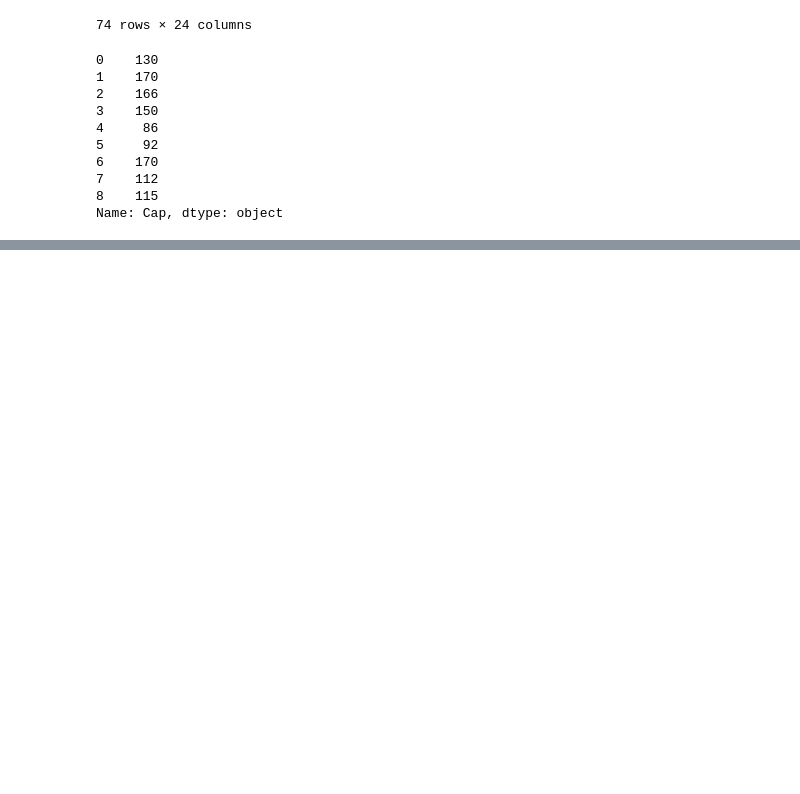
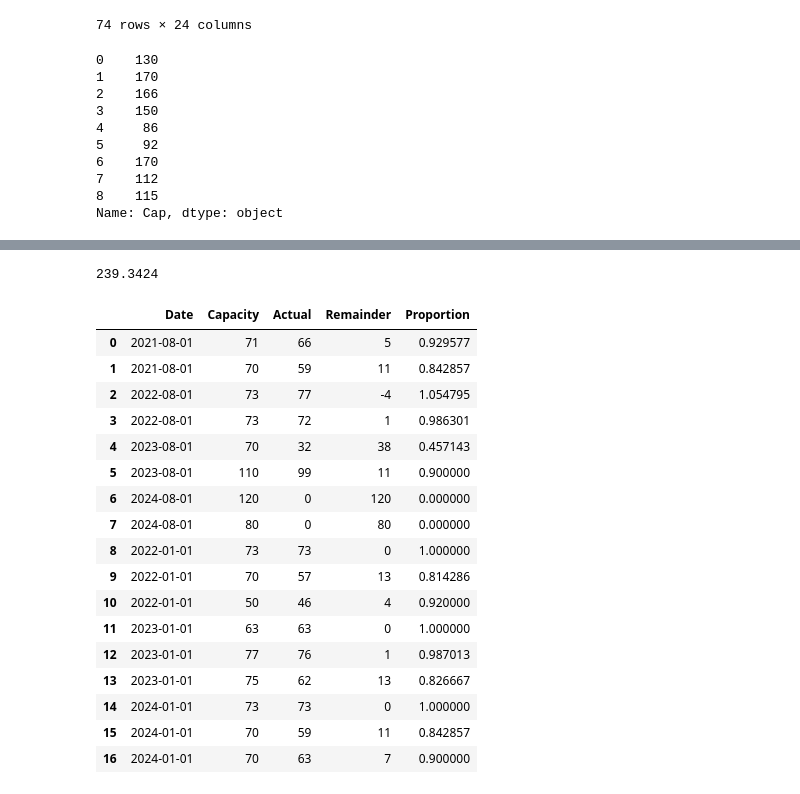
Before and after one commit to MehmetOzaslan/Network-Science-Project, a Jupyter notebook: RegistrationCapacity.ipynb, the cells around one changed output, grey strips where cells are left out. Cells and saved outputs as stored; diff of their text form; code cells hidden in the pictures; blank space fills up the shorter version.

```diff
--- a/RegistrationCapacity.ipynb
+++ b/RegistrationCapacity.ipynb
@@ -130,0 +126,25 @@ plotted_df
+# %%
+0.997260 * 240
+# %% [output]
+239.3424
+# %%
+normal_data
+# %% [output]
+|  | Date | Capacity | Actual | Remainder | Proportion |
+| 0 | 2021-08-01 | 71 | 66 | 5 | 0.929577 |
+| 1 | 2021-08-01 | 70 | 59 | 11 | 0.842857 |
+| 2 | 2022-08-01 | 73 | 77 | -4 | 1.054795 |
+| 3 | 2022-08-01 | 73 | 72 | 1 | 0.986301 |
+| 4 | 2023-08-01 | 70 | 32 | 38 | 0.457143 |
+| 5 | 2023-08-01 | 110 | 99 | 11 | 0.900000 |
+| 6 | 2024-08-01 | 120 | 0 | 120 | 0.000000 |
+| 7 | 2024-08-01 | 80 | 0 | 80 | 0.000000 |
+| 8 | 2022-01-01 | 73 | 73 | 0 | 1.000000 |
+| 9 | 2022-01-01 | 70 | 57 | 13 | 0.814286 |
+| 10 | 2022-01-01 | 50 | 46 | 4 | 0.920000 |
+| 11 | 2023-01-01 | 63 | 63 | 0 | 1.000000 |
+| 12 | 2023-01-01 | 77 | 76 | 1 | 0.987013 |
+| 13 | 2023-01-01 | 75 | 62 | 13 | 0.826667 |
+| 14 | 2024-01-01 | 73 | 73 | 0 | 1.000000 |
+| 15 | 2024-01-01 | 70 | 59 | 11 | 0.842857 |
+| 16 | 2024-01-01 | 70 | 63 | 7 | 0.900000 |
```
Also changed, not shown: parts of 3 cells of this notebook.
